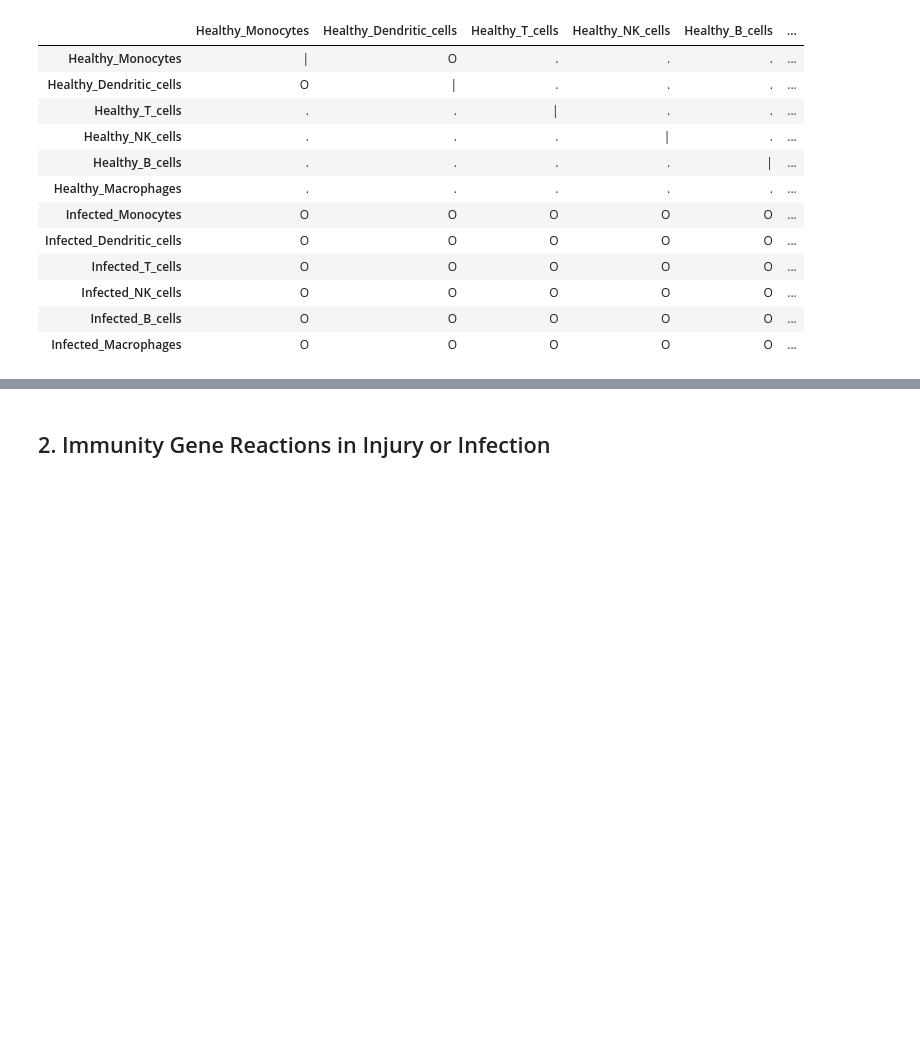
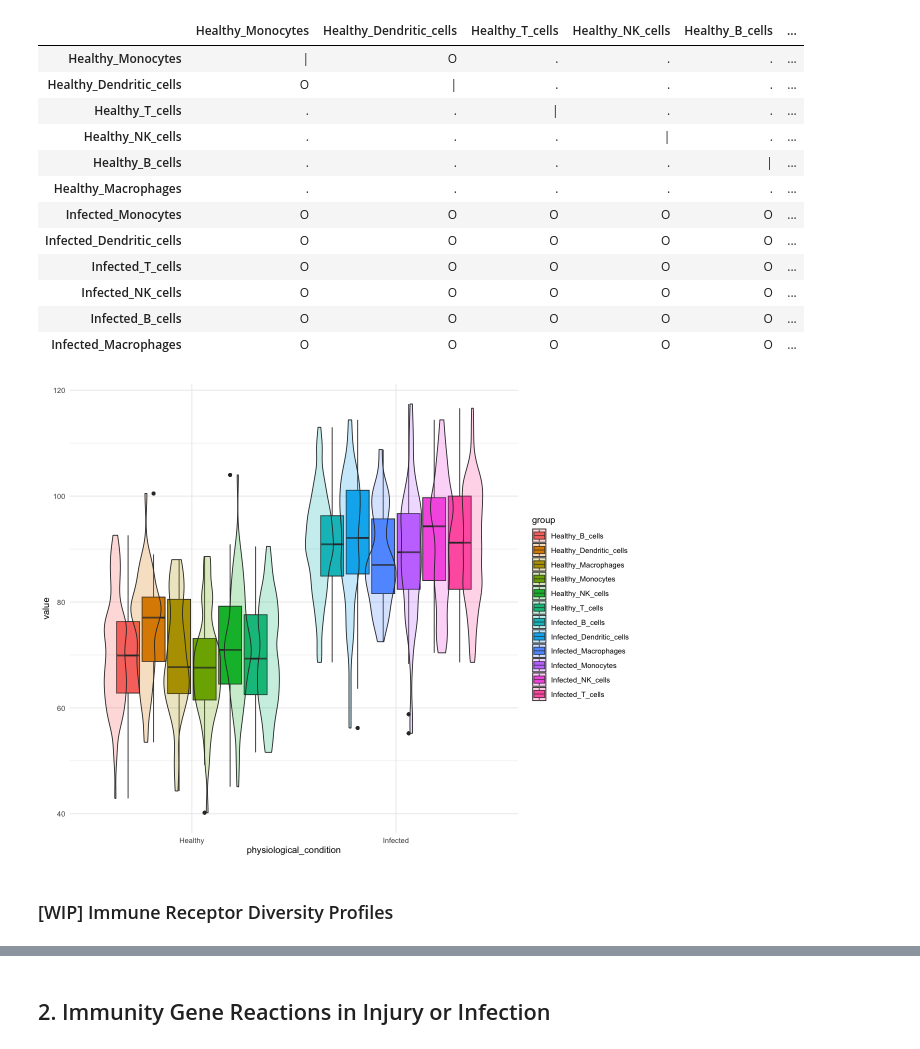
Before and after one commit to Ploenypp/bio-phys-inform_workbooks, a Jupyter notebook: biostats_project/aux_report.ipynb, the cells around one changed output, grey strips where cells are left out. Drawn from its saved outputs; the diff is of its cells as text; code cells hidden in the pictures; blank space fills up the shorter version.

```diff
--- a/biostats_project/aux_report.ipynb
+++ b/biostats_project/aux_report.ipynb
@@ -37,17 +37,17 @@ shark_genes = sharks %>%
 
 # dataframe where all numerical variables are split into 2 variables
 sharks_super_long = sharks %>%
-    select(physiological_condition, immune_cell_type, Gene_A, Gene_B, Gene_C, Gene_D, Gene_E, Gene_F, regeneration_capacity, age_years, immune_receptor_diversity, response_to_infection, inflammation_level, weight_kg, habitat_location,resilience_score, reproduction_rate) %>%
+    select(physiological_condition, immune_cell_type, Gene_A, Gene_B, Gene_C, Gene_D, Gene_E, Gene_F, regeneration_capacity, age_years, immune_receptor_diversity, response_to_infection, inflammation_level, weight_kg, habitat_location,resilience_score, reproduction_rate, group) %>%
 
     pivot_longer(
-        cols = -c("physiological_condition","immune_cell_type","Gene_A","Gene_B","Gene_C","Gene_D","Gene_E","Gene_F","habitat_location"),
+        cols = -c("physiological_condition","immune_cell_type","Gene_A","Gene_B","Gene_C","Gene_D","Gene_E","Gene_F","habitat_location", "group"),
         names_to = "variable",
         values_to = "value") %>%
 
-        select(physiological_condition, immune_cell_type, Gene_A, Gene_B, Gene_C, Gene_D, Gene_E, Gene_F,habitat_location,variable,value) %>%
+        select(physiological_condition, immune_cell_type, Gene_A, Gene_B, Gene_C, Gene_D, Gene_E, Gene_F,habitat_location,group,variable,value) %>%
 
         pivot_longer(
-            cols = -c("physiological_condition","immune_cell_type","habitat_location","variable","value"),
+            cols = -c("physiological_condition","immune_cell_type","habitat_location","group","variable","value"),
             names_to = "gene",
             values_to = "expression")
 # %%
@@ -431,3 +433,16 @@ A matrix: 12 x 12 of type chr
 | Infected_NK_cells | O | O | O | O | O | ... |
 | Infected_B_cells | O | O | O | O | O | ... |
 | Infected_Macrophages | O | O | O | O | O | ... |
+# %%
+h_inf_resp_long = sharks_super_long %>%
+    filter(physiological_condition %in% c("Healthy","Infected")) %>%
+    filter(variable == "response_to_infection")
+
+ggplot(h_inf_resp_long, aes(x=physiological_condition, y=value, fill=group)) +
+    geom_boxplot() +
+    geom_violin(alpha=0.25) +
+    theme_minimal()
+# %% [output]
+[figure, added]
+# %% [markdown]
+### [WIP] Immune Receptor Diversity Profiles
```
Also changed, not shown: parts of 13 cells of this notebook.
